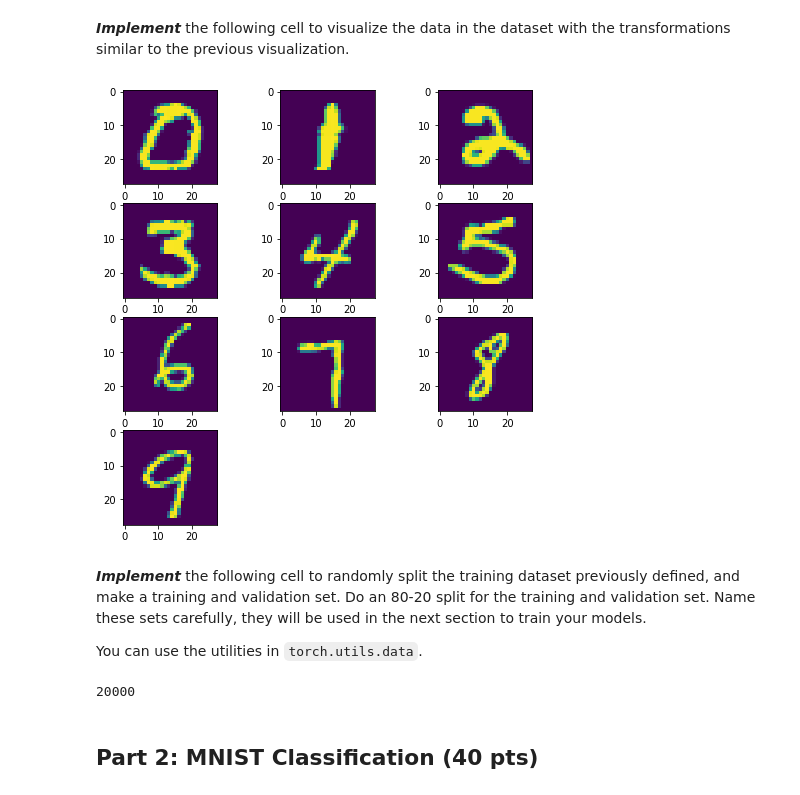
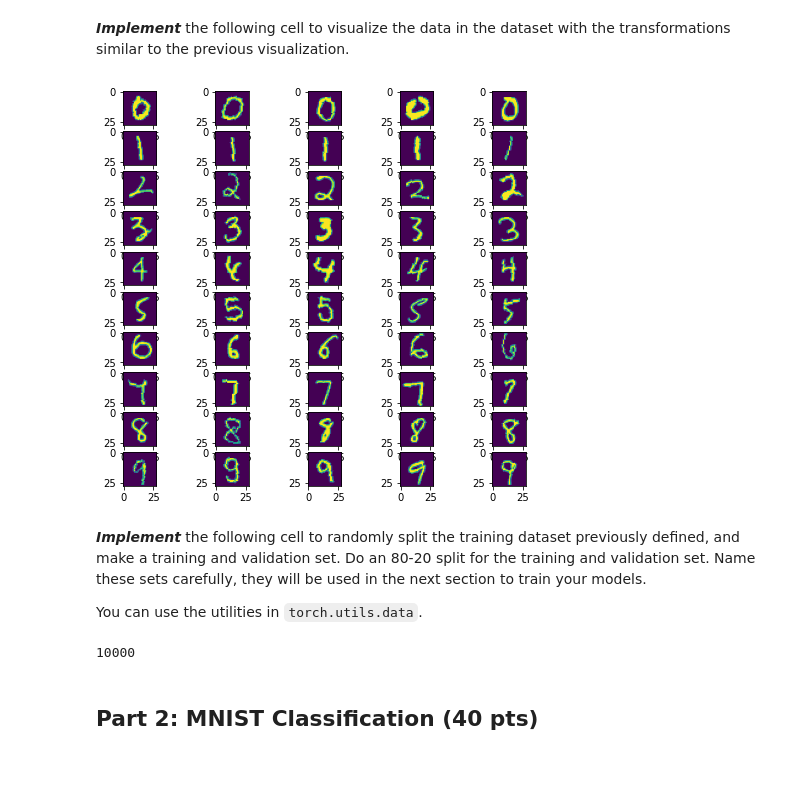
Before and after one commit to ttourneux/Final-Project, a Jupyter notebook: Assignment_3A.ipynb, the cells around one changed output. Saved outputs shown, nothing was run; the diff lists cells and outputs as text; code cells hidden in the pictures; blank space fills up the shorter version.

```diff
--- a/Assignment_3A.ipynb
+++ b/Assignment_3A.ipynb
@@ -212,23 +208,29 @@ class MNIST(Dataset):
 
 You should initialize a MNIST dataset object for the training class. Visualize this dataset. This will not be used in the future.
 # %%
+#redo
+
 training_mnist = MNIST()
 
 figure = plt.figure(figsize=(8, 8))
-cols, rows = 3, 4
+cols, rows = 5, 11
 
 
 
-
+img_num = 0
 num = 0
-
+count =0
 for i in range(len(training_mnist)):
   x,y = training_mnist[i]
   if y == num:
 
-    figure.add_subplot(rows, cols, num+1)
+    figure.add_subplot(rows, cols, img_num+1)
     plt.imshow(x.reshape((28,28)))
-    num+=1
+    img_num +=1
+    count+=1
+    if count ==5:
+      num+=1
+      count = 0
   if num >9:
     break
 
@@ -253,7 +255,7 @@ At the end of the cell, construct a training and test dataset.
 Name these carefully, these datasets will be used in the next sections.
 # %%
 trans = transforms.Compose([
-     #transforms.RandomRotation(degrees = 15),
+     transforms.RandomRotation(degrees = 15),
      transforms.Normalize(.13, .31, inplace=False),
  ])
 # %%
@@ -274,29 +276,33 @@ testing_mnist = MNIST(is_training = False, transform = trans)
 # %% [markdown]
 ***Implement*** the following cell to visualize the data in the dataset with the transformations similar to the previous visualization.
 # %%
-training_mnist = MNIST(is_training = True, transform = trans)
+training_mnist = MNIST(is_training = False ,transform = trans)
 
 figure = plt.figure(figsize=(8, 8))
-cols, rows = 3, 4
+cols, rows = 5, 11
 
 
 
-
+img_num = 0
 num = 0
-
+count =0
 for i in range(len(training_mnist)):
   x,y = training_mnist[i]
   if y == num:
 
-    figure.add_subplot(rows, cols, num+1)
-    plt.imshow(x)
-    num+=1
+    figure.add_subplot(rows, cols, img_num+1)
+    plt.imshow(x.reshape((28,28)))
+    img_num +=1
+    count+=1
+    if count ==5:
+      num+=1
+      count = 0
   if num >9:
     break
 
 plt.show()
 # %% [output]
-[figure, old version]
+[figure, new version]
 # %% [markdown]
 ***Implement*** the following cell to randomly split the training dataset previously defined, and make a training and validation set. Do an 80-20 split for the training and validation set. Name these sets carefully, they will be used in the next section to train your models.
 
@@ -304,7 +310,7 @@ You can use the utilities in `torch.utils.data`.
 # %%
 len(training_mnist)
 # %% [output]
-20000
+10000
 # %%
 mnist_train, mnist_val = torch.utils.data.random_split(training_mnist, lengths =[int(len(training_mnist)*.80),int(len(training_mnist)*.2)])
 # %% [markdown]
```
Also changed, not shown: parts of 80 cells of this notebook.
